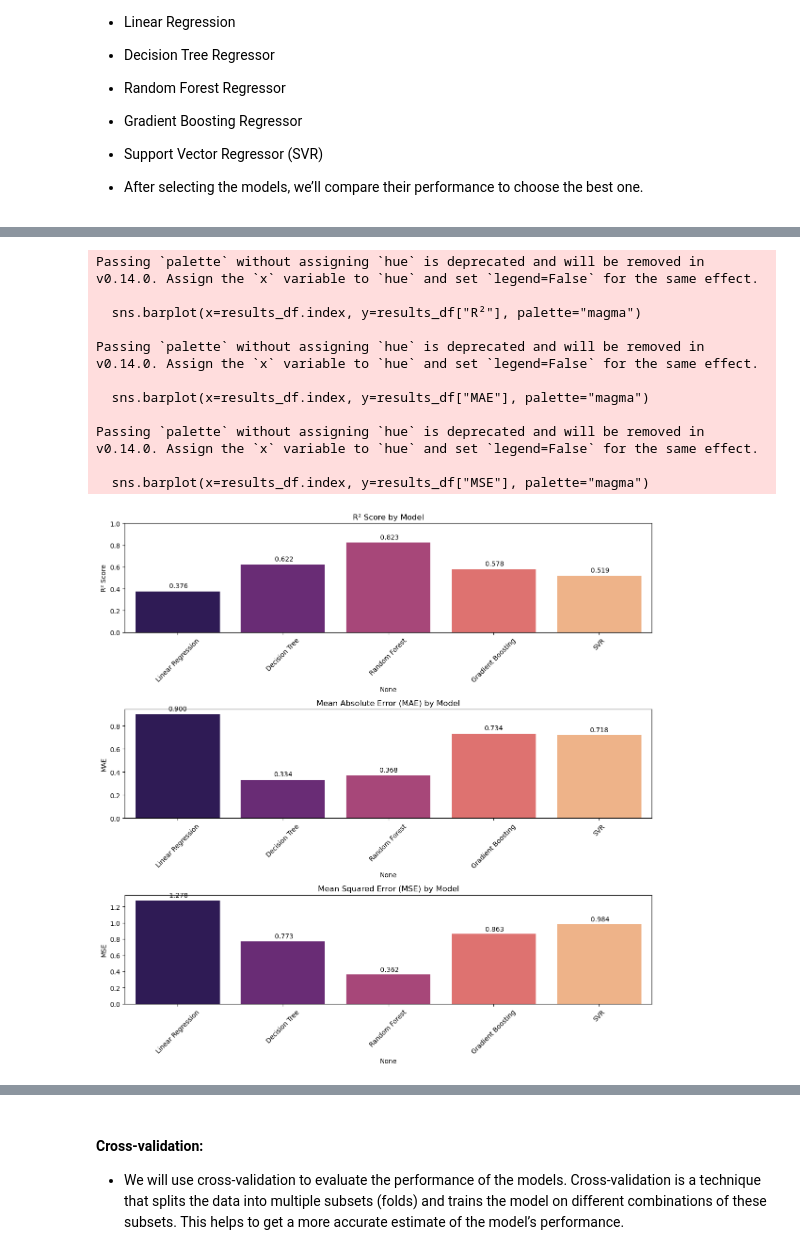
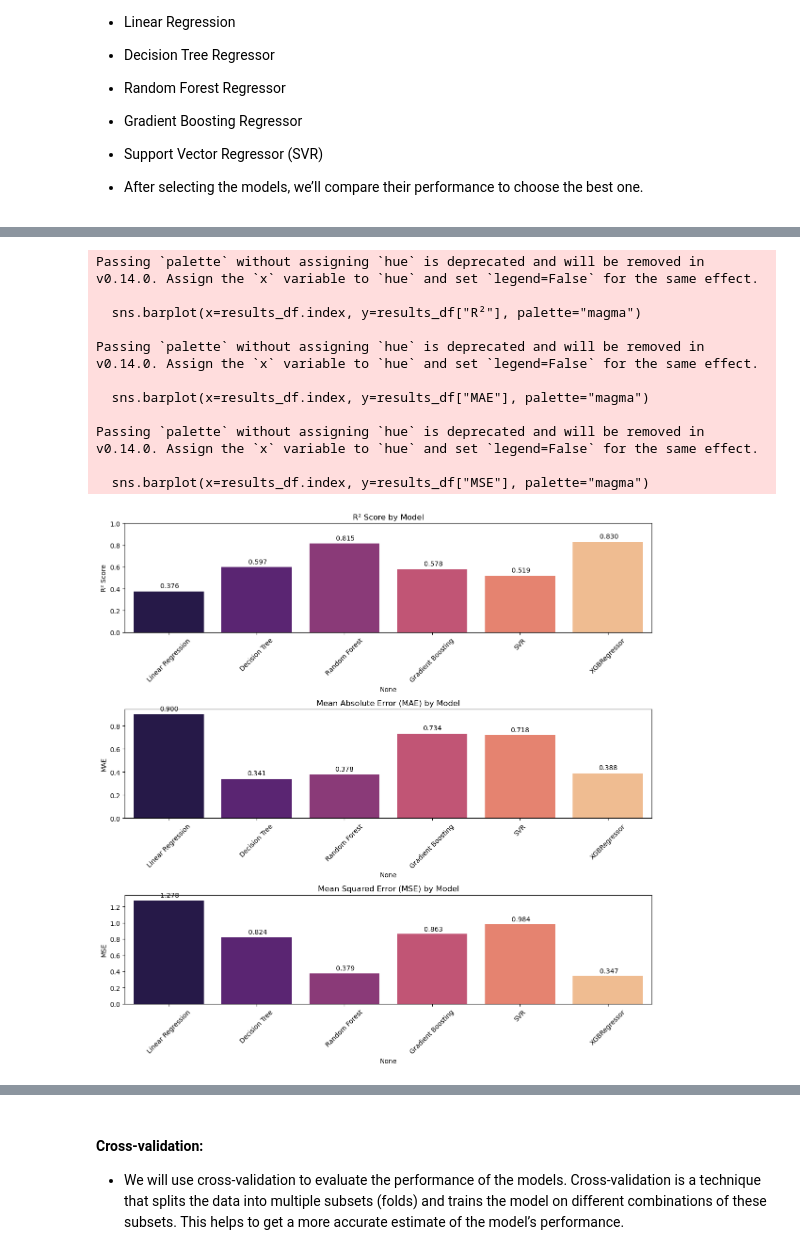
Before and after one commit to AlexRibeiro95/Environmental_factors_on_Public_health, a Jupyter notebook: notebooks/model_training(3).ipynb, the cells around one changed output, grey strips where cells are left out. Drawn from its saved outputs; the diff is of its cells as text; code cells hidden in the pictures.

```diff
--- a/notebooks/model_training(3).ipynb
+++ b/notebooks/model_training(3).ipynb
@@ -109,6 +109,7 @@ from sklearn.linear_model import LinearRegression
 from sklearn.tree import DecisionTreeRegressor
 from sklearn.ensemble import RandomForestRegressor, GradientBoostingRegressor
 from sklearn.svm import SVR
+from xgboost import XGBRegressor
 from sklearn.metrics import mean_absolute_error, mean_squared_error, r2_score
 
 # Define the models
@@ -117,7 +118,8 @@ models = {
     "Decision Tree": DecisionTreeRegressor(),
     "Random Forest": RandomForestRegressor(),
     "Gradient Boosting": GradientBoostingRegressor(),
-    "SVR": SVR()
+    "SVR": SVR(),
+    "XGBRegressor": XGBRegressor(),
 }
 
 # Dictionary to store the results
@@ -185,7 +188,7 @@ import matplotlib.pyplot as plt
 import seaborn as sns
 
 # Ensure the model names are correctly used as the index
-results_df.index = ["Linear Regression", "Decision Tree", "Random Forest", "Gradient Boosting", "SVR"]
+results_df.index = ["Linear Regression", "Decision Tree", "Random Forest", "Gradient Boosting", "SVR", "XGBRegressor"]
 
 # Set up the matplotlib figure
 plt.figure(figsize=(12, 12))
@@ -214,31 +217,31 @@ for i, v in enumerate(results_df["MAE"]):
     plt.text(i, v + 0.02, f'{v:.3f}', ha='center', va='bottom')
 
 # Plot comparison for MSE
 plt.subplot(3, 1, 3)
 sns.barplot(x=results_df.index, y=results_df["MSE"], palette="magma")
 plt.title("Mean Squared Error (MSE) by Model")
 plt.ylabel("MSE")
 plt.xticks(rotation=45)
 
 # Add labels on top of the bars with model names and values
 for i, v in enumerate(results_df["MSE"]):
     plt.text(i, v + 0.02, f' {v:.3f}', ha='center', va='bottom')
 
 # Adjust layout to prevent overlap
 plt.tight_layout()
 
 # Show the plot
 plt.show()
 # %% [output]
 Passing `palette` without assigning `hue` is deprecated and will be removed in v0.14.0. Assign the `x` variable to `hue` and set `legend=False` for the same effect.
 
   sns.barplot(x=results_df.index, y=results_df["R²"], palette="magma")
 
 Passing `palette` without assigning `hue` is deprecated and will be removed in v0.14.0. Assign the `x` variable to `hue` and set `legend=False` for the same effect.
 
   sns.barplot(x=results_df.index, y=results_df["MAE"], palette="magma")
 
 Passing `palette` without assigning `hue` is deprecated and will be removed in v0.14.0. Assign the `x` variable to `hue` and set `legend=False` for the same effect.
 
   sns.barplot(x=results_df.index, y=results_df["MSE"], palette="magma")
-[figure, old version]
+[figure, new version]
```
Also changed, not shown: parts of 22 cells of this notebook, 5 other files.
